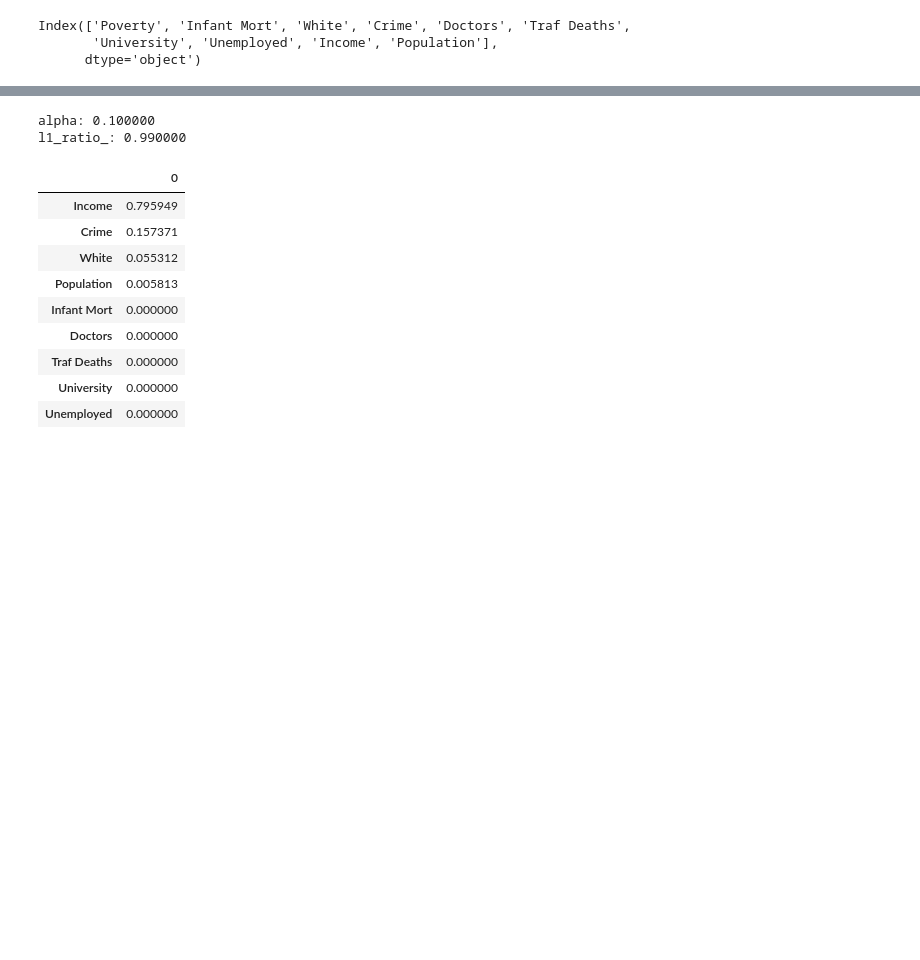
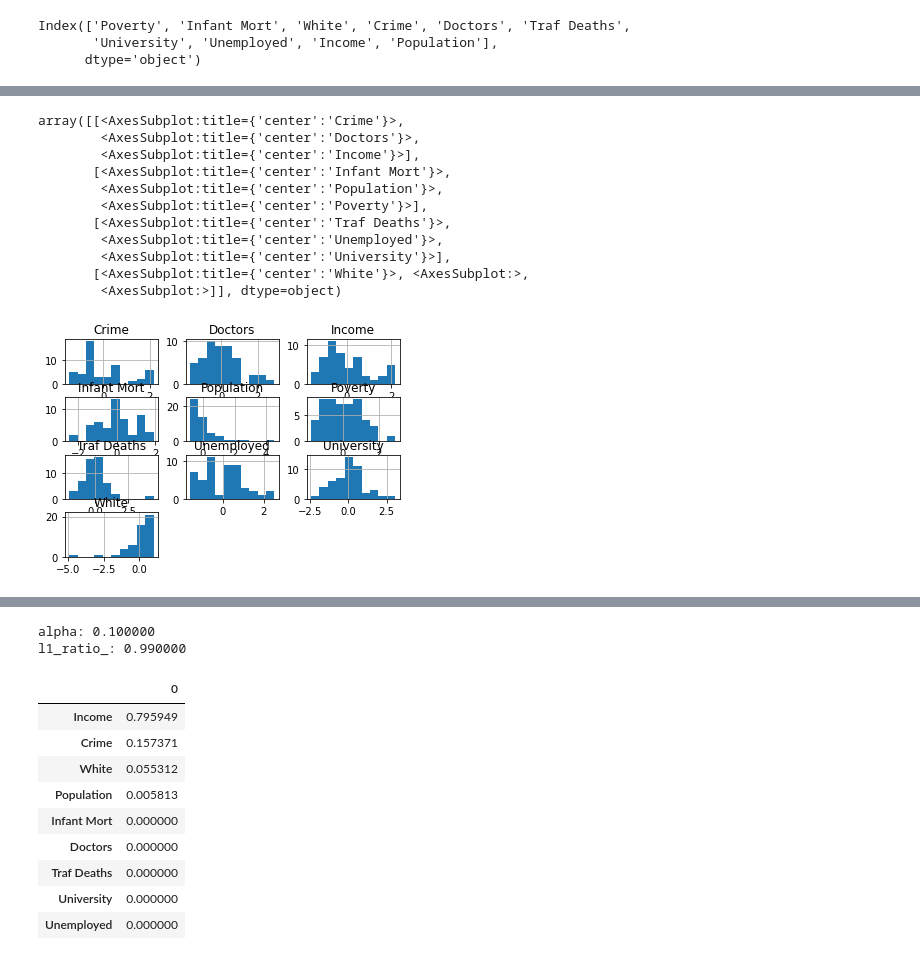
Before and after one commit to webclinic017/Python-Stock-1, a Jupyter notebook: DBScan-ElasticNet.ipynb, the cells around one changed output, grey strips where cells are left out. Drawn from its saved outputs; the diff is of its cells as text; code cells hidden in the pictures; blank space fills up the shorter version.

```diff
--- a/DBScan-ElasticNet.ipynb
+++ b/DBScan-ElasticNet.ipynb
@@ -69,3 +80,18 @@ Index(['Poverty', 'Infant Mort', 'White', 'Crime', 'Doctors', 'Traf Deaths',
+# %%
+data.hist()
+# %% [output]
+array([[<AxesSubplot:title={'center':'Crime'}>,
+        <AxesSubplot:title={'center':'Doctors'}>,
+        <AxesSubplot:title={'center':'Income'}>],
+       [<AxesSubplot:title={'center':'Infant Mort'}>,
+        <AxesSubplot:title={'center':'Population'}>,
+        <AxesSubplot:title={'center':'Poverty'}>],
+       [<AxesSubplot:title={'center':'Traf Deaths'}>,
+        <AxesSubplot:title={'center':'Unemployed'}>,
+        <AxesSubplot:title={'center':'University'}>],
+       [<AxesSubplot:title={'center':'White'}>, <AxesSubplot:>,
+        <AxesSubplot:>]], dtype=object)
+[figure, added]
 # %%
 from sklearn.metrics import mean_squared_error
 
```
Also changed, not shown: parts of 11 cells of this notebook, 1 other file.
